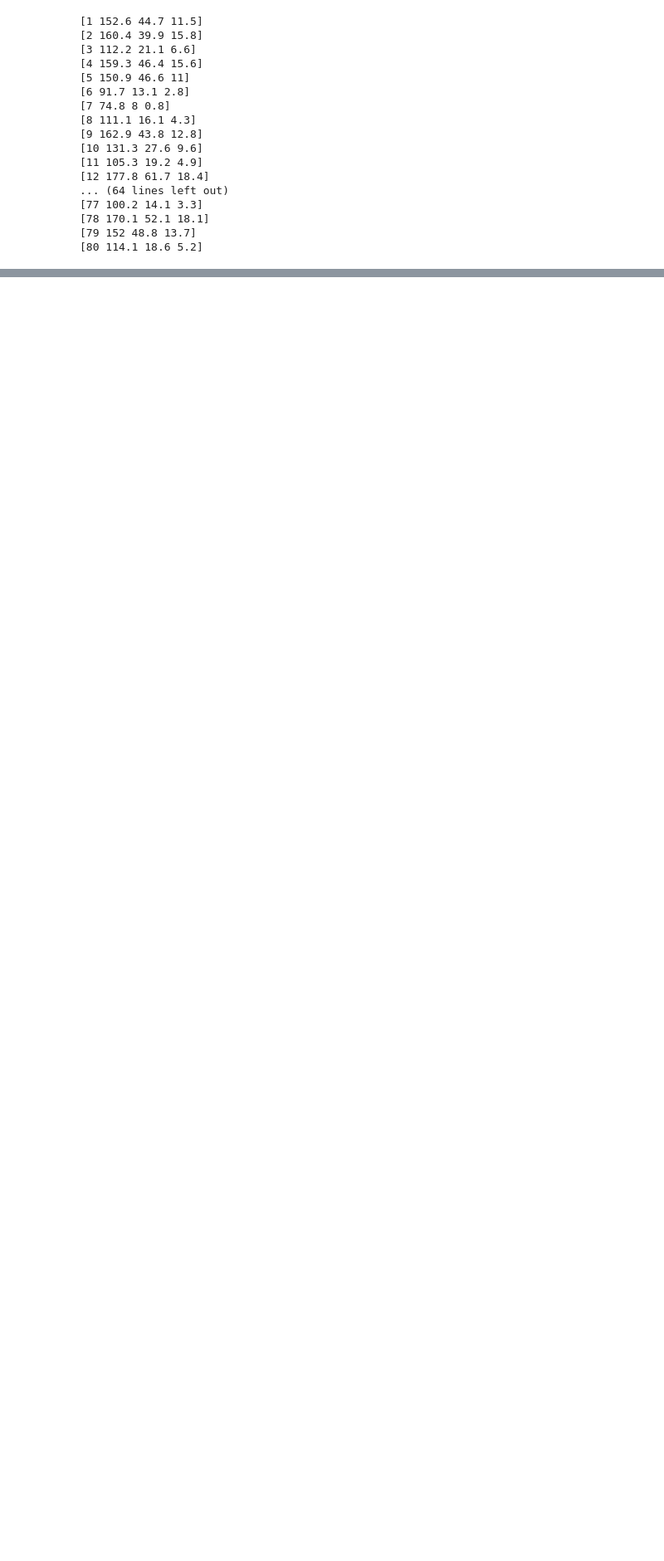
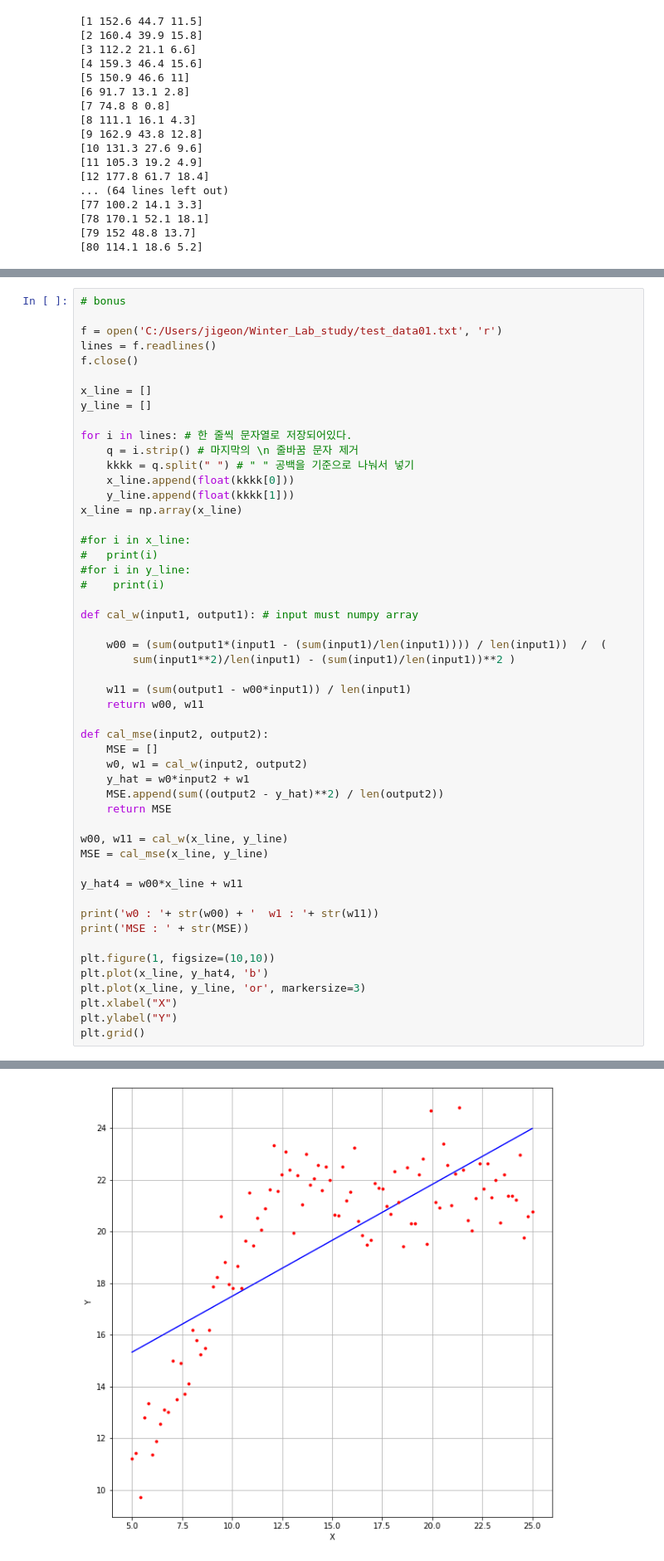
Before and after one commit to zeegeon/Machine-learning-for-basic, a Jupyter notebook: Linear Regression.ipynb, the cells around one changed output, grey strips where cells are left out. Shown at 83% size. Cells and saved outputs as stored; diff of their text form; blank space fills up the shorter version.

Commit message:
add data + new graph
Data for linear regression added

```diff
--- a/Linear Regression.ipynb
+++ b/Linear Regression.ipynb
@@ -223,3 +223,55 @@ plt.grid()
 # %% [output]
 [figure]
 [figure]
+# %%
+# bonus
+
+f = open('C:/Users/jigeon/Winter_Lab_study/test_data01.txt', 'r')
+lines = f.readlines()
+f.close()
+
+x_line = []
+y_line = []
+
+for i in lines: # 한 줄씩 문자열로 저장되어있다.
+    q = i.strip() # 마지막의 \n 줄바꿈 문자 제거
+    kkkk = q.split(" ") # " " 공백을 기준으로 나눠서 넣기
+    x_line.append(float(kkkk[0]))
+    y_line.append(float(kkkk[1]))
+x_line = np.array(x_line)
+
+#for i in x_line:
+#   print(i)
+#for i in y_line:
+#    print(i)
+
+def cal_w(input1, output1): # input must numpy array
+
+    w00 = (sum(output1*(input1 - (sum(input1)/len(input1)))) / len(input1))  /  (
+        sum(input1**2)/len(input1) - (sum(input1)/len(input1))**2 )
+
+    w11 = (sum(output1 - w00*input1)) / len(input1)
+    return w00, w11
+
+def cal_mse(input2, output2):
+    MSE = []
+    w0, w1 = cal_w(input2, output2)
+    y_hat = w0*input2 + w1
+    MSE.append(sum((output2 - y_hat)**2) / len(output2))
+    return MSE
+
+w00, w11 = cal_w(x_line, y_line)
+MSE = cal_mse(x_line, y_line)
+
+y_hat4 = w00*x_line + w11
+
+print('w0 : '+ str(w00) + '  w1 : '+ str(w11))
+print('MSE : ' + str(MSE))
+
+plt.figure(1, figsize=(10,10))
+plt.plot(x_line, y_hat4, 'b')
+plt.plot(x_line, y_line, 'or', markersize=3)
+plt.xlabel("X")
+plt.ylabel("Y")
+plt.grid()
+# %% [output]
@@ -225,0 +280 @@ plt.grid()
+[figure, added]
```
Also changed, not shown: parts of 1 cell of this notebook, 1 other file.
